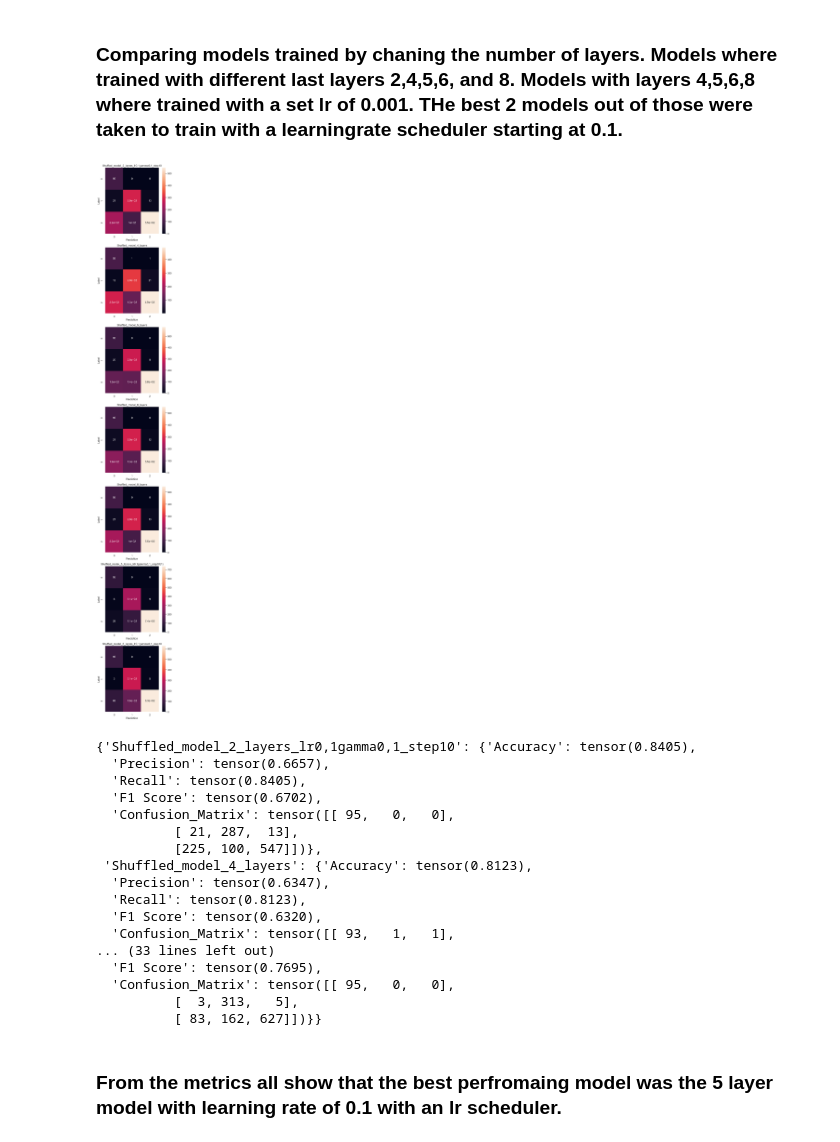
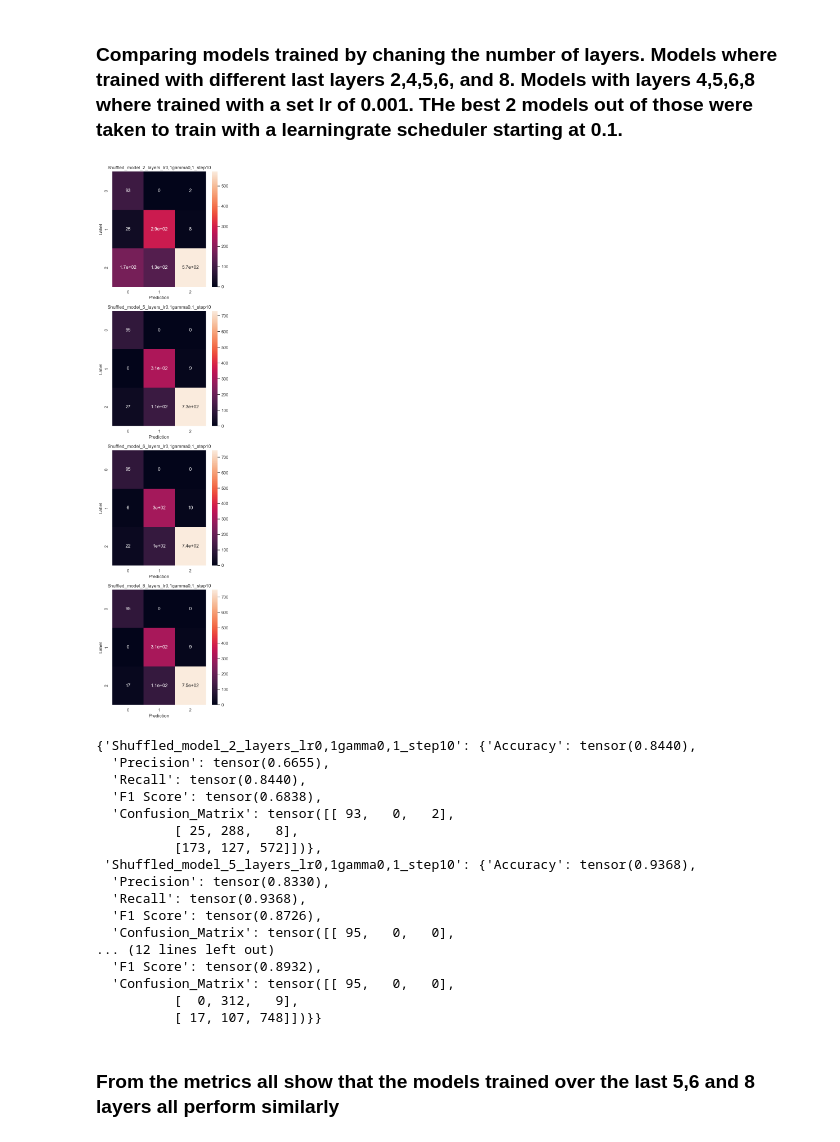
Before and after one commit to Sesha130795/COVID_PneumoniaDetection, a Jupyter notebook: Notebook.ipynb, the cells around one changed output. Drawn from its saved outputs; the diff is of its cells as text; code cells hidden in the pictures.

```diff
--- a/Notebook.ipynb
+++ b/Notebook.ipynb
@@ -104,6 +102,7 @@ train_path = Path('Data/train/COVID19/')
 fig, ax = plt.subplots(1,2)
 n = 0
 for i in list(train_path.glob('*')):
+    im = load(i)
     ax[n].imshow(im, cmap = 'bone')
     n+=1
     if n==2:
@@ -298,12 +297,12 @@ def optimizer_model_parameters(model, *layers):
 # %% [markdown]
 ### Model was trained to 50 epochs with the last 5 layers trained with Stochastic Gradient Descent andlearning rate intially set to 0.1 with learning rate decay.
 # %%
-new_model = ResNet(1,3, [0,-5,-4,-3,-2,-1])
+new_model = ResNet(1,3, [0,-2,-1])
 new_model;
 device = ['cuda:0' if torch.cuda.is_available() == True else 'cpu']
 
 epochs = 50
-model_parameters = optimizer_model_parameters(new_model, 0,-5,-4,-3,-2,-1)
+model_parameters = optimizer_model_parameters(new_model, 0,-2,-1)
 optimizer = torch.optim.SGD(model_parameters,lr=0.1, momentum=0.9)
 criterion = torch.nn.CrossEntropyLoss()
 lr_scheduler = torch.optim.lr_scheduler.StepLR(optimizer, step_size = 10,gamma = 0.1)
@@ -475,7 +469,7 @@ def results(model, data_loader,*model_state_dicts):
     '''
     sns.set()
     fig, ax = plt.subplots(len(model_state_dicts),1, figsize = (5, 5*len(model_state_dicts)))
-    models_results = dict.fromkeys(model_state_dicts)
+    models_results = dict()
     device= ['cuda:0' if torch.cuda.is_available() == True else 'cpu']
 
     for index, state_dict in tqdm(enumerate(model_state_dicts), total=len(model_state_dicts)):
@@ -483,7 +477,7 @@ def results(model, data_loader,*model_state_dicts):
         model.load_state_dict(torch.load(state_dict))
         model.to(device[0])
         model.eval()
-
+        torch.maual_seed(42)
         with torch.no_grad():
             preds = []
             labels = []
@@ -520,11 +514,18 @@ def results(model, data_loader,*model_state_dicts):
         precision_score =Precision(torch.tensor((preds_1d)), torch.tensor(labels_1d))
         recall_score = Recall(torch.tensor((preds_1d)), torch.tensor(labels_1d))
         cf=cf_mat(torch.tensor((preds_1d)), torch.tensor(labels_1d))
-        sns.heatmap(cf, annot = True, ax= ax[index])
         state_dict = Path(state_dict).parts[-1]
-        ax[index].set_title(state_dict)
-        ax[index].set_xlabel('Prediction')
-        ax[index].set_ylabel('Label')
+
+        if len(model_state_dicts)==1:
+            sns.heatmap(cf, annot = True)
+            ax.set_title(state_dict)
+            ax.set_xlabel('Prediction')
+            ax.set_ylabel('Label')
+        else:
+            sns.heatmap(cf, annot = True, ax= ax[index])
+            ax[index].set_title(state_dict)
+            ax[index].set_xlabel('Prediction')
+            ax[index].set_ylabel('Label')
         # print(f'Acc:{acc_score}\nPrecision: {precision_score}\nRecall: {recall_score}\nF1_score: {f1_score}')
         models_results[state_dict] = {'Accuracy':acc_score, 'Precision':precision_score, 'Recall':recall_score, 'F1 Score': f1_score, 'Confusion_Matrix':cf}
     fig.tight_layout()
@@ -533,34 +534,37 @@ def results(model, data_loader,*model_state_dicts):
 ### Comparing models trained by chaning the number of layers. Models where trained with different last layers 2,4,5,6, and 8. Models with layers 4,5,6,8 where trained with a set lr of 0.001. THe best 2 models out of those were taken to train with a learningrate scheduler starting at 0.1.
 # %%
 from pathlib import Path
-model = ResNet(1,3,)
-res = results(new_model, val_loader,'Shuffled_model_2_layers_lr0,1gamma0,1_step10',
-              'Shuffled_model_4_layers','Shuffled_model_5_layers', 'Shuffled_model_6_layers','Shuffled_model_8_layers',
-              'Shuffled_model_5_layers_lr0,1gamma0,1_step10(1)','Shuffled_model_6_layers_lr0,1gamma0,1_step10')
+model = ResNet(1,3)
+res = results(model, val_loader,'kaggle_results/Shuffled_model_2_layers_lr0,1gamma0,1_step10',
+             'kaggle_results/Shuffled_model_5_layers_lr0,1gamma0,1_step10','kaggle_results/Shuffled_model_6_layers_lr0,1gamma0,1_step10',
+             'kaggle_results/Shuffled_model_8_layers_lr0,1gamma0,1_step10')
+# ,
+#               'Shuffled_model_4_layers','Shuffled_model_5_layers', 'Shuffled_model_6_layers','Shuffled_model_8_layers',
+#               'Shuffled_model_5_layers_lr0,1gamma0,1_step10(1)','Shuffled_model_6_layers_lr0,1gamma0,1_step10')
 # %% [output]
-[figure, old version]
+[figure, new version]
 # %%
 res
 # %% [output]
-{'Shuffled_model_2_layers_lr0,1gamma0,1_step10': {'Accuracy': tensor(0.8405),
-  'Precision': tensor(0.6657),
-  'Recall': tensor(0.8405),
-  'F1 Score': tensor(0.6702),
+{'Shuffled_model_2_layers_lr0,1gamma0,1_step10': {'Accuracy': tensor(0.8440),
+  'Precision': tensor(0.6655),
+  'Recall': tensor(0.8440),
+  'F1 Score': tensor(0.6838),
+  'Confusion_Matrix': tensor([[ 93,   0,   2],
+          [ 25, 288,   8],
+          [173, 127, 572]])},
+ 'Shuffled_model_5_layers_lr0,1gamma0,1_step10': {'Accuracy': tensor(0.9368),
+  'Precision': tensor(0.8330),
+  'Recall': tensor(0.9368),
+  'F1 Score': tensor(0.8726),
   'Confusion_Matrix': tensor([[ 95,   0,   0],
-          [ 21, 287,  13],
-          [225, 100, 547]])},
- 'Shuffled_model_4_layers': {'Accuracy': tensor(0.8123),
-  'Precision': tensor(0.6347),
-  'Recall': tensor(0.8123),
-  'F1 Score': tensor(0.6320),
-  'Confusion_Matrix': tensor([[ 93,   1,   1],
-... (33 lines left out)
-  'F1 Score': tensor(0.7695),
+... (12 lines left out)
+  'F1 Score': tensor(0.8932),
   'Confusion_Matrix': tensor([[ 95,   0,   0],
-          [  3, 313,   5],
-          [ 83, 162, 627]])}}
+          [  0, 312,   9],
+          [ 17, 107, 748]])}}
 # %% [markdown]
-### From the metrics all show that the best perfromaing model was the 5 layer model with learning rate of 0.1 with an lr scheduler.
+### From the metrics all show that the models trained over the last 5,6 and 8 layers all perform similarly
 # %%
 df = pd.DataFrame(res)
 df
```
Also changed, not shown: parts of 14 cells of this notebook.
